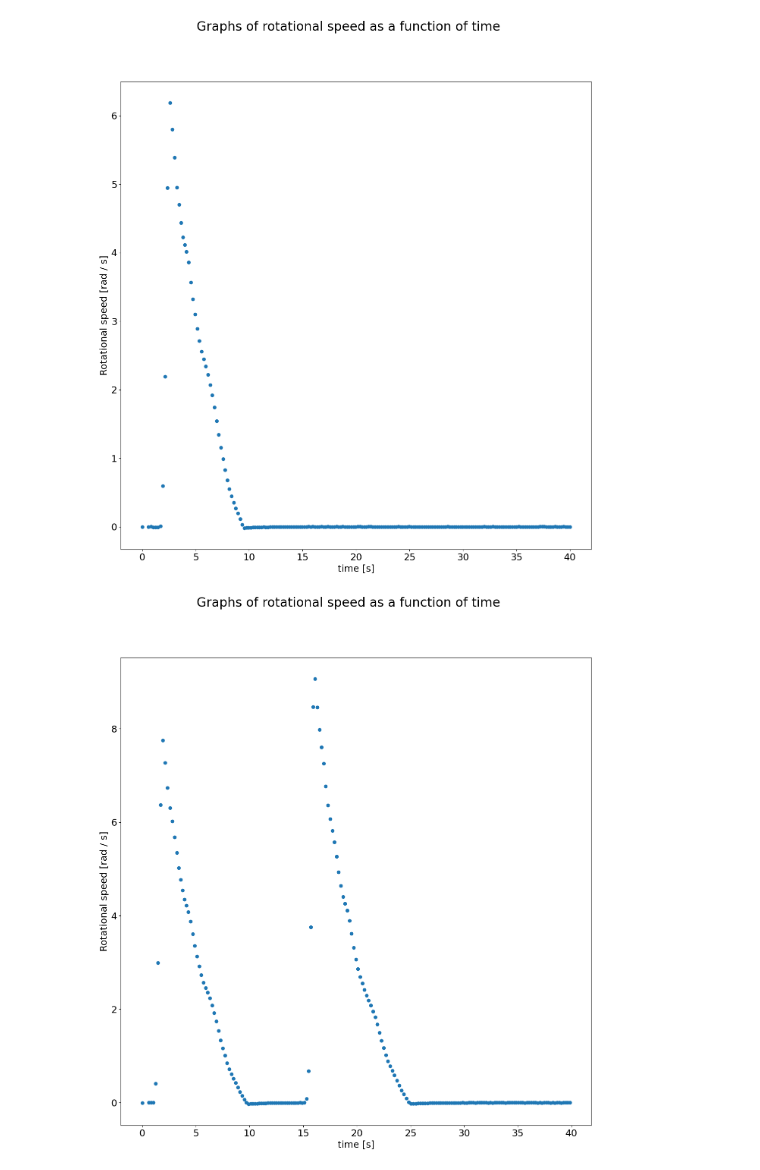
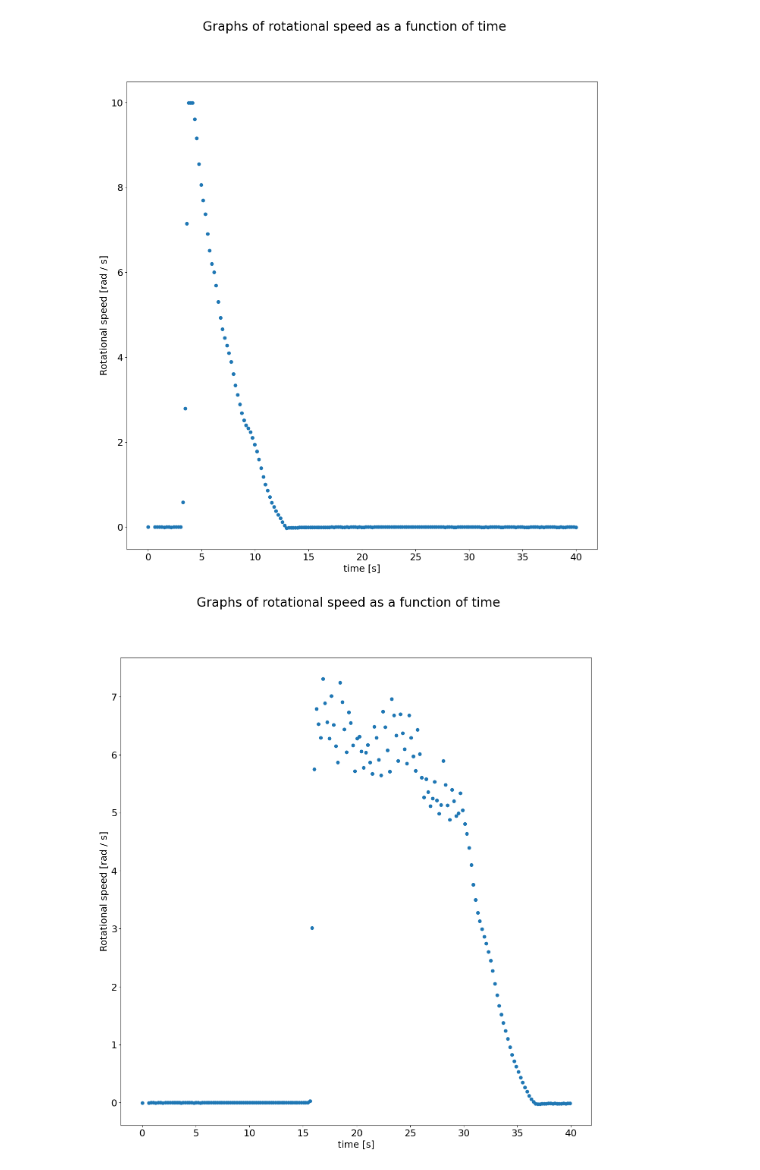
Before and after one commit to MartinOpat/Lab2RaspPi, a Jupyter notebook: data/data_processing_glass_tubes.py.ipynb, the cells around one changed output. Saved outputs shown, nothing was run; the diff lists cells and outputs as text; code cells hidden in the pictures.

```diff
--- a/data/data_processing_glass_tubes.py.ipynb
+++ b/data/data_processing_glass_tubes.py.ipynb
@@ -71,14 +71,14 @@ def calculate_omegas(data):
     for i in range(len(data)):
         calculate_omega(data, i)
 # %%
-num_runs = 3
+num_runs = 4
 load_data("")
 calculate_omegas(data_rot)
 calculate_omegas(data_stat)
 calculate_omegas(data_one_side)
 # %%
-for i in range(num_runs):
+for i in range(num_runs-2, num_runs):
     plot_omega(data_rot, i)
 # %% [output]
-[figure, old version]
+[figure, new version]
-[figure, old version]
+[figure, new version]
```
Also changed, not shown: parts of 2 cells of this notebook.
